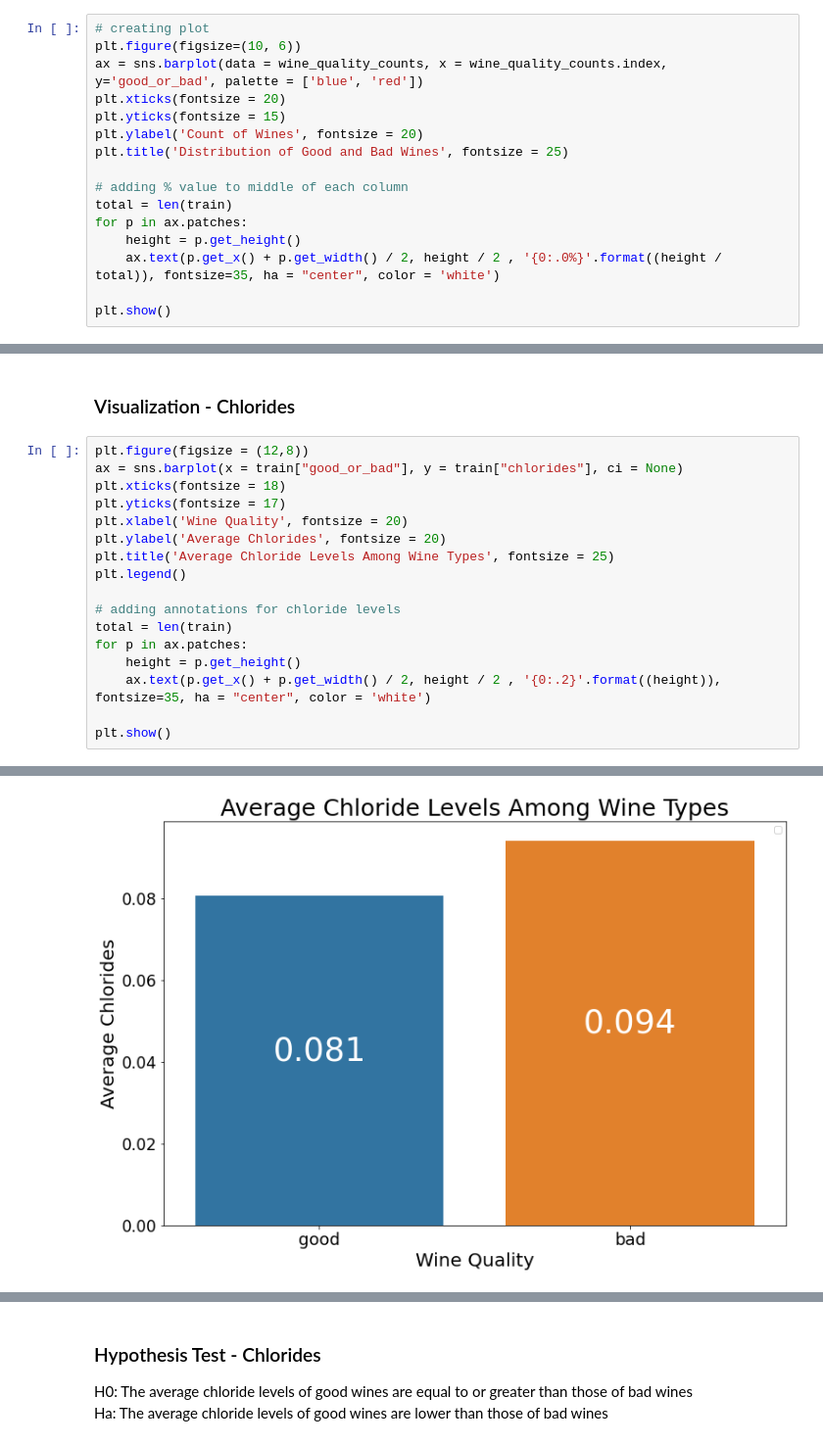
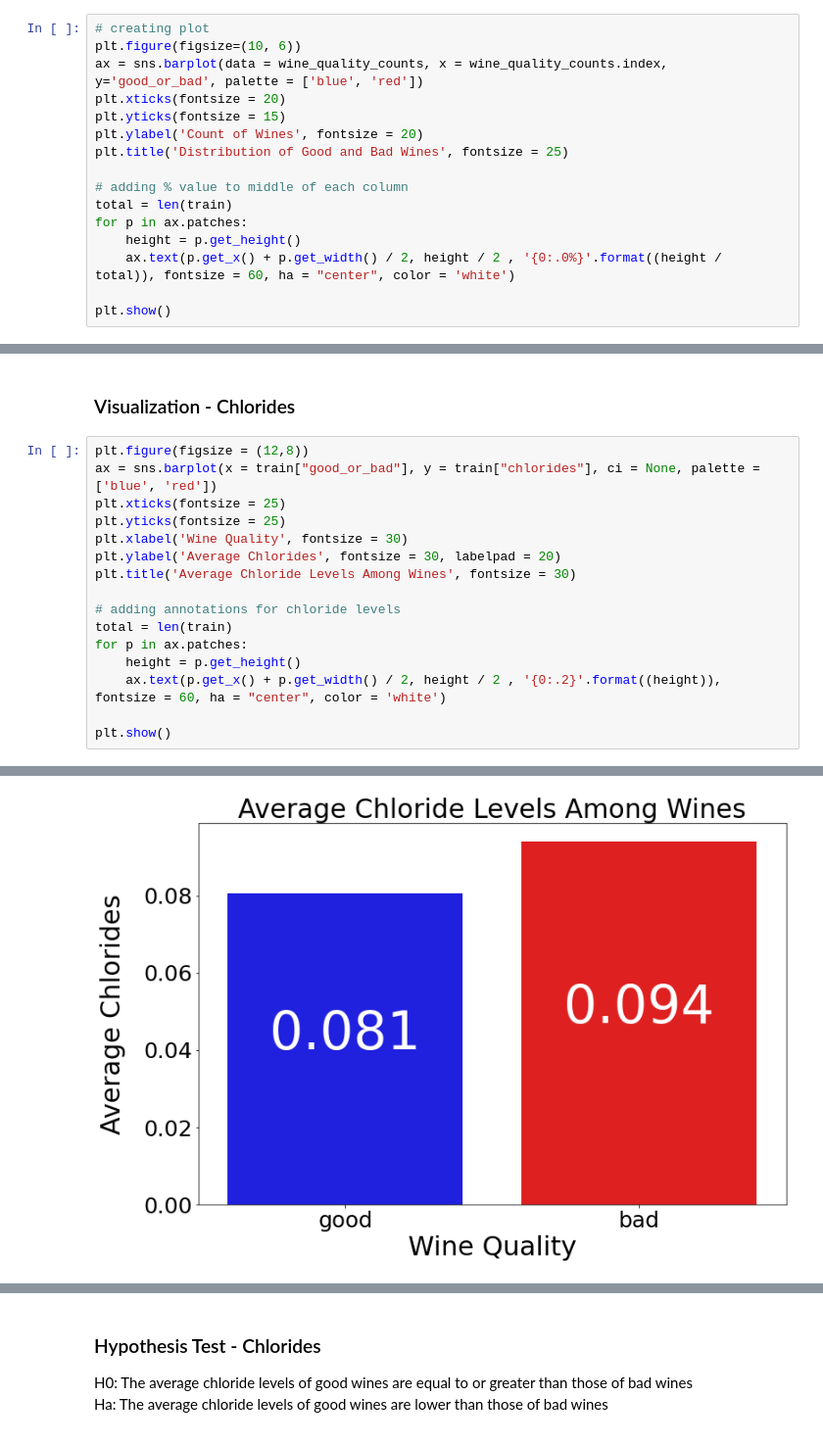
Before and after one commit to SamuelD-Data/red_wine_quality, a Jupyter notebook: red_wine_notebook.ipynb, the cells around one changed output, grey strips where cells are left out. Shown at 98% size. Saved outputs shown, nothing was run; the diff lists cells and outputs as text.

Commit message:
updated text sizes in several plots, added exploration of total sulfur dioxide levels via hypothesis tests and plot

```diff
--- a/red_wine_notebook.ipynb
+++ b/red_wine_notebook.ipynb
@@ -171,7 +171,7 @@ plt.title('Distribution of Good and Bad Wines', fontsize = 25)
 total = len(train)
 for p in ax.patches:
     height = p.get_height()
-    ax.text(p.get_x() + p.get_width() / 2, height / 2 , '{0:.0%}'.format((height / total)), fontsize=35, ha = "center", color = 'white')
+    ax.text(p.get_x() + p.get_width() / 2, height / 2 , '{0:.0%}'.format((height / total)), fontsize = 60, ha = "center", color = 'white')
 
 plt.show()
 # %% [output]
@@ -235,19 +235,18 @@ plt.show()
 ### Visualization - Chlorides
 # %%
 plt.figure(figsize = (12,8))
-ax = sns.barplot(x = train["good_or_bad"], y = train["chlorides"], ci = None)
-plt.xticks(fontsize = 18)
-plt.yticks(fontsize = 17)
-plt.xlabel('Wine Quality', fontsize = 20)
-plt.ylabel('Average Chlorides', fontsize = 20)
-plt.title('Average Chloride Levels Among Wine Types', fontsize = 25)
-plt.legend()
+ax = sns.barplot(x = train["good_or_bad"], y = train["chlorides"], ci = None, palette = ['blue', 'red'])
+plt.xticks(fontsize = 25)
+plt.yticks(fontsize = 25)
+plt.xlabel('Wine Quality', fontsize = 30)
+plt.ylabel('Average Chlorides', fontsize = 30, labelpad = 20)
+plt.title('Average Chloride Levels Among Wines', fontsize = 30)
 
 # adding annotations for chloride levels
 total = len(train)
 for p in ax.patches:
     height = p.get_height()
-    ax.text(p.get_x() + p.get_width() / 2, height / 2 , '{0:.2}'.format((height)), fontsize=35, ha = "center", color = 'white')
+    ax.text(p.get_x() + p.get_width() / 2, height / 2 , '{0:.2}'.format((height)), fontsize = 60, ha = "center", color = 'white')
 
 plt.show()
 # %% [output]
@@ -255,2 +253,2 @@ No handles with labels found to put in legend.
-[figure, old version]
+[figure, new version]
 # %% [markdown]
```
Also changed, not shown: parts of 10 cells of this notebook.
